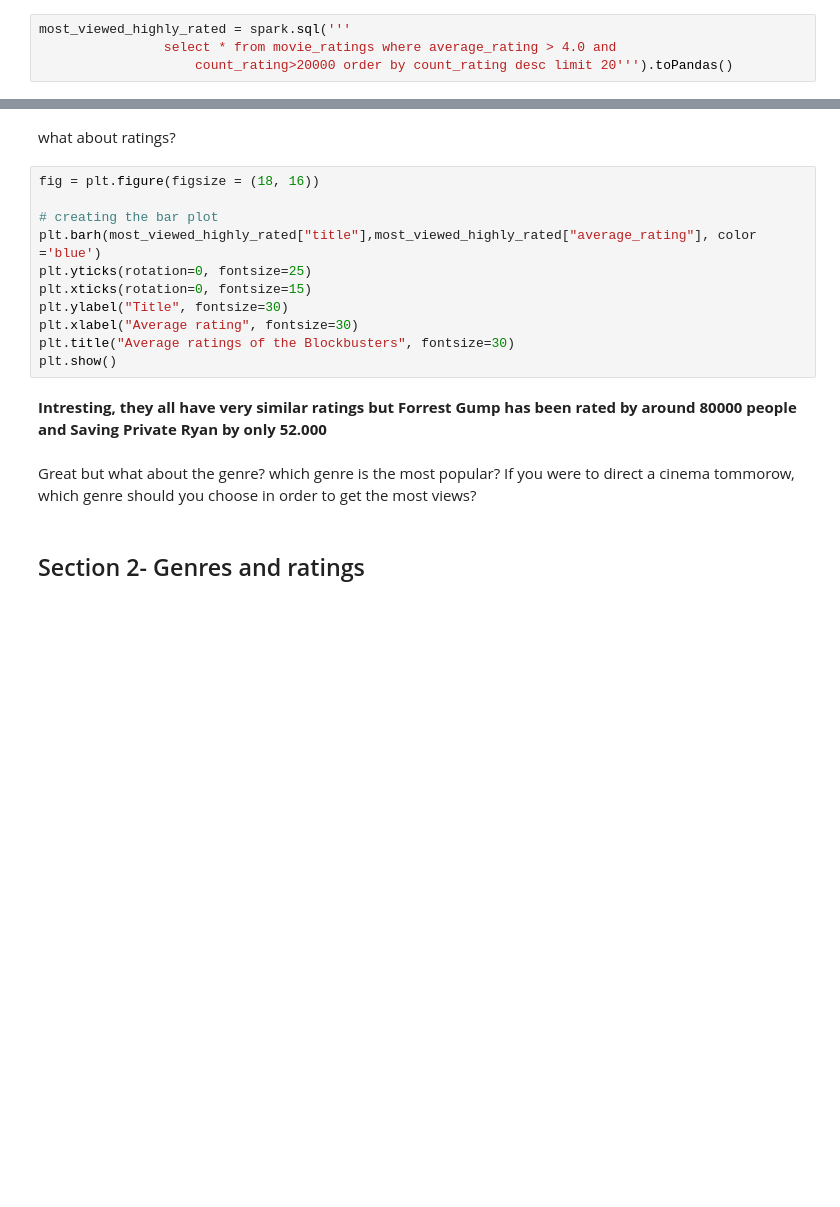
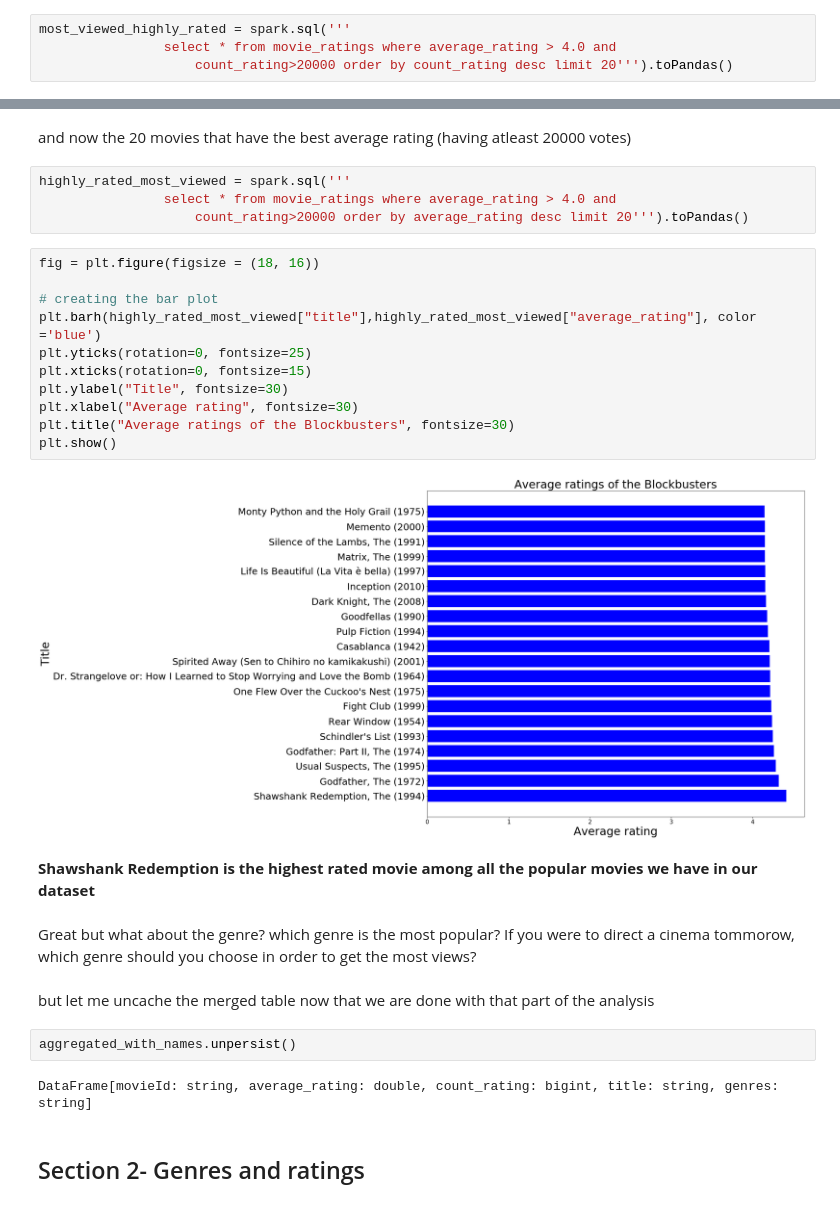
Before and after one commit to rajatprasad1995/Pyspark-demo, a Jupyter notebook: Data wrangling/Data wrangling.ipynb, the cells around one changed output, grey strips where cells are left out. Cells and saved outputs as stored; diff of their text form; blank space fills up the shorter version.

```diff
--- a/Data wrangling/Data wrangling.ipynb
+++ b/Data wrangling/Data wrangling.ipynb
@@ -280,19 +314,31 @@ plt.show()
-# %% [markdown]
-what about ratings?
+# %% [markdown]
+and now the 20 movies that have the best average rating (having atleast 20000 votes)
+# %%
+highly_rated_most_viewed = spark.sql('''
+                select * from movie_ratings where average_rating > 4.0 and
+                    count_rating>20000 order by average_rating desc limit 20''').toPandas()
 # %%
 fig = plt.figure(figsize = (18, 16))
 
 # creating the bar plot
-plt.barh(most_viewed_highly_rated["title"],most_viewed_highly_rated["average_rating"], color ='blue')
+plt.barh(highly_rated_most_viewed["title"],highly_rated_most_viewed["average_rating"], color ='blue')
 plt.yticks(rotation=0, fontsize=25)
 plt.xticks(rotation=0, fontsize=15)
 plt.ylabel("Title", fontsize=30)
 plt.xlabel("Average rating", fontsize=30)
 plt.title("Average ratings of the Blockbusters", fontsize=30)
 plt.show()
+# %% [output]
+[figure, added]
-# %% [markdown]
-**Intresting, they all have very similar ratings but Forrest Gump has been rated by around 80000 people and Saving Private Ryan by only 52.000**
+# %% [markdown]
+**Shawshank Redemption is the highest rated movie among all the popular movies we have in our dataset**
 # %% [markdown]
 Great but what about the genre? which genre is the most popular? If you were to direct a cinema tommorow, which genre should you choose in order to get the most views?
+# %% [markdown]
+but let me uncache the merged table now that we are done with that part of the analysis
+# %%
+aggregated_with_names.unpersist()
+# %% [output]
+DataFrame[movieId: string, average_rating: double, count_rating: bigint, title: string, genres: string]
 # %% [markdown]
 ## Section 2- Genres and ratings
```
Also changed, not shown: parts of 16 cells of this notebook, 8 other files.
